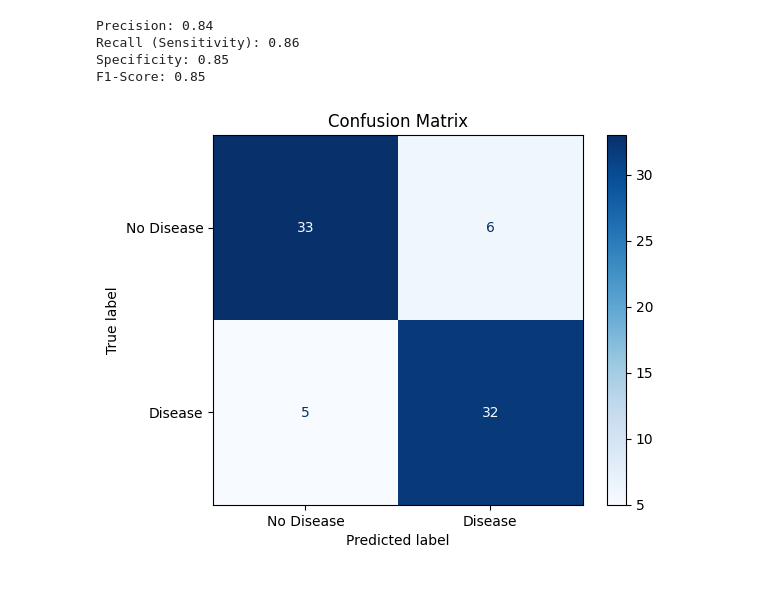
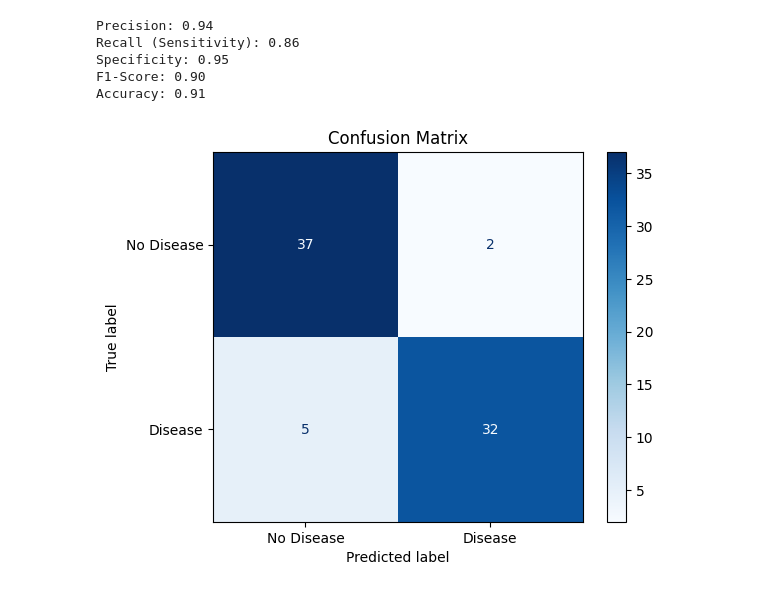
Before and after one commit to abasu2/ecs171final, a Jupyter notebook: code/models/ann.ipynb, the cells around one changed output. Cells and saved outputs as stored; diff of their text form; code cells hidden in the pictures.

Commit message:
Improved ANN code with hyperparameter tuning, cross validation

```diff
--- a/code/models/ann.ipynb
+++ b/code/models/ann.ipynb
@@ -52,19 +51,0 @@ X_test_scaled = scaler.transform(X_test)
-# %%
-# build the ANN model
-model = Sequential()
-model.add(InputLayer(input_shape=(X_train_scaled.shape[1],)))
-model.add(Dense(25, activation='relu'))
-model.add(Dense(25, activation='relu'))
-model.add(Dense(25, activation='relu'))
-model.add(Dense(1, activation='sigmoid'))
-model.summary()
-
-# Compile the model
-model.compile(loss='binary_crossentropy', optimizer='sgd', metrics=['accuracy'])
-
-# Train the model and capture the history
-history = model.fit(X_train_scaled, y_train, validation_data=(X_test_scaled, y_test), epochs=100, batch_size=10)
-
-# Make predictions
-y_pred_prob = model.predict(X_test_scaled).ravel()  # Get the predicted probabilities
-y_pred = (y_pred_prob > 0.5).astype("int32")  # Convert probabilities to binary predictions
@@ -102,28 +115,42 @@ plt.show()
 # %%
-# calculate Precision, Recall, F1-Score
+# Split the data into a test set to evaluate the best model
+from sklearn.model_selection import train_test_split
+
+_, X_test, _, y_test = train_test_split(X_scaled, y, test_size=0.25, random_state=42)
+
+# Get y_pred from the best model
+y_pred = grid_search.best_estimator_.predict(X_test)
+
+# Compute the confusion matrix
+cm = confusion_matrix(y_test, y_pred)
+
+# Extract TN, FP, FN, and TP
+tn, fp, fn, tp = cm.ravel()
+
+# Calculate metrics
 precision = precision_score(y_test, y_pred)
 recall = recall_score(y_test, y_pred)
 f1 = f1_score(y_test, y_pred)
+specificity = tn / (tn + fp)
+roc_auc = roc_auc_score(y_test, y_pred)
 
-# TN, FP, FN, TP from the confusion matrix
-tn, fp, fn, tp = confusion_matrix(y_test, y_pred).ravel()
-
-# calculate Specificity
-specificity = tn / (tn + fp)
-
-# print all metrics
+# Print all metrics
 print(f"Precision: {precision:.2f}")
 print(f"Recall (Sensitivity): {recall:.2f}")
 print(f"Specificity: {specificity:.2f}")
 print(f"F1-Score: {f1:.2f}")
 
-# generate and display Confusion Matrix
+accuracy = (tp + tn) / (tp + tn + fp + fn)
+print(f"Accuracy: {accuracy:.2f}")
+
+# Generate and display Confusion Matrix
 ConfusionMatrixDisplay.from_predictions(y_test, y_pred, display_labels=["No Disease", "Disease"], cmap="Blues")
 plt.title("Confusion Matrix")
 plt.show()
 # %% [output]
-Precision: 0.84
+Precision: 0.94
 Recall (Sensitivity): 0.86
-Specificity: 0.85
-F1-Score: 0.85
+Specificity: 0.95
+F1-Score: 0.90
+Accuracy: 0.91
-[figure, old version]
+[figure, new version]
```
Also changed, not shown: parts of 7 cells of this notebook.
